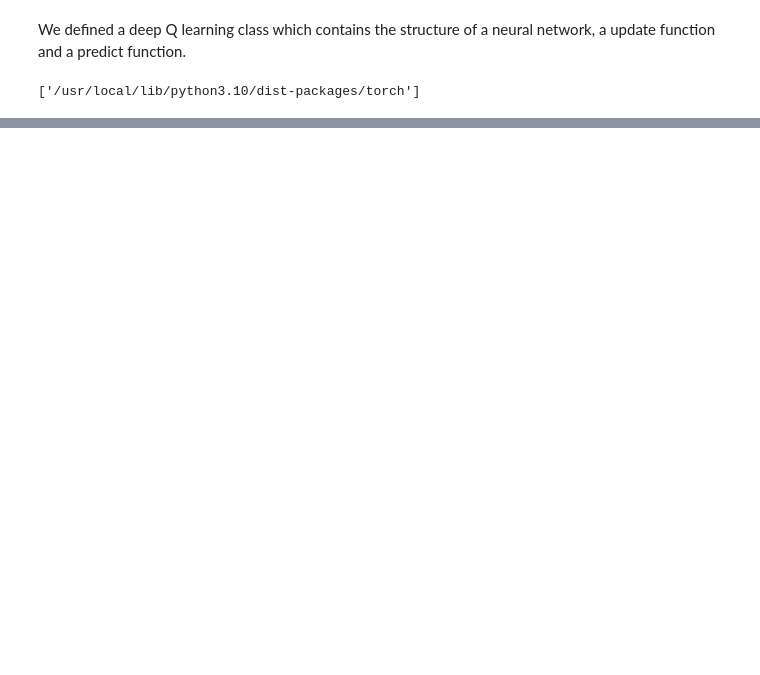
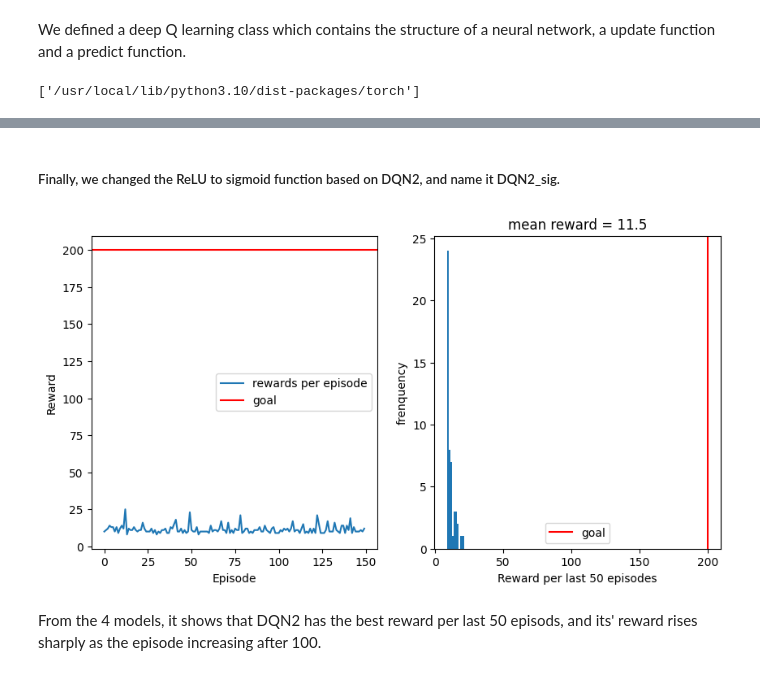
Before and after one commit to hxzxw/616final4, a Jupyter notebook: 616assessment4_xiuwen_zheng.ipynb, the cells around one changed output, grey strips where cells are left out. Cells and saved outputs as stored; diff of their text form; code cells hidden in the pictures; blank space fills up the shorter version.

```diff
--- a/616assessment4_xiuwen_zheng.ipynb
+++ b/616assessment4_xiuwen_zheng.ipynb
@@ -174,0 +263,47 @@ DQN_process(env=env, model=dqn, episodes=150, gamma=0.9, epsilon=0.5)
+# %% [markdown]
+##### Finally, we changed the ReLU to sigmoid function based on DQN2, and name it DQN2_sig.
+# %%
+import torch
+import numpy as np
+
+class DQN2_sig:
+    def __init__(self, state_dim, action_dim, hidden_dim=64, lr=0.001):
+        """
+        state_dim: input dimensions
+        action_dim: output dimension(s)
+        hidden_dim: set 64 hidden dimensions
+        lr: learning rate
+        """
+        # define a Neural Network with two additional hidden layers using Sigmoid activation
+        self.model = torch.nn.Sequential(
+            torch.nn.Linear(state_dim, hidden_dim),
+            torch.nn.Sigmoid(),
+            torch.nn.Linear(hidden_dim, hidden_dim * 2),
+            torch.nn.Sigmoid(),
+            torch.nn.Linear(hidden_dim * 2, hidden_dim * 2),  # additional layer
+            torch.nn.Sigmoid(),                  # activation function for the additional layer
+            torch.nn.Linear(hidden_dim * 2, hidden_dim),     # another additional layer
+            torch.nn.Sigmoid(),                    # activation function for the additional layer
+            torch.nn.Linear(hidden_dim, action_dim)
+        )
+        self.criterion = torch.nn.MSELoss()  # use MSE as criterion
+        self.optimizer = torch.optim.Adam(self.model.parameters(), lr=lr)  # use Adam optimizer
+
+    def update(self, state, q):
+        q_pred = self.model(torch.Tensor(state))  # predict q value
+        loss = self.criterion(q_pred, torch.Tensor(q))  # calculate loss function
+        self.optimizer.zero_grad()  # reset the gradient to 0
+        loss.backward()  # backward process
+        self.optimizer.step()  # update the optimizer
+
+    def predict(self, state: np.ndarray) -> torch.Tensor:
+        with torch.no_grad():
+            return self.model(torch.Tensor(state))  # prediction value should not be regarded as the "update value"
+# %%
+# result of DQN2_sig
+dqn2_sig = DQN2_sig(state_dim=4, action_dim=2, hidden_dim = 64, lr=0.001)
+DQN_process(env=env, model=dqn2_sig, episodes=150, gamma=0.9, epsilon=0.5)
+# %% [output]
+[figure, added]
+# %% [markdown]
+From the 4 models, it shows that DQN2 has the best reward per last 50 episods, and its' reward rises sharply as the episode increasing after 100.
```
Also changed, not shown: parts of 15 cells of this notebook, 1 other file.
